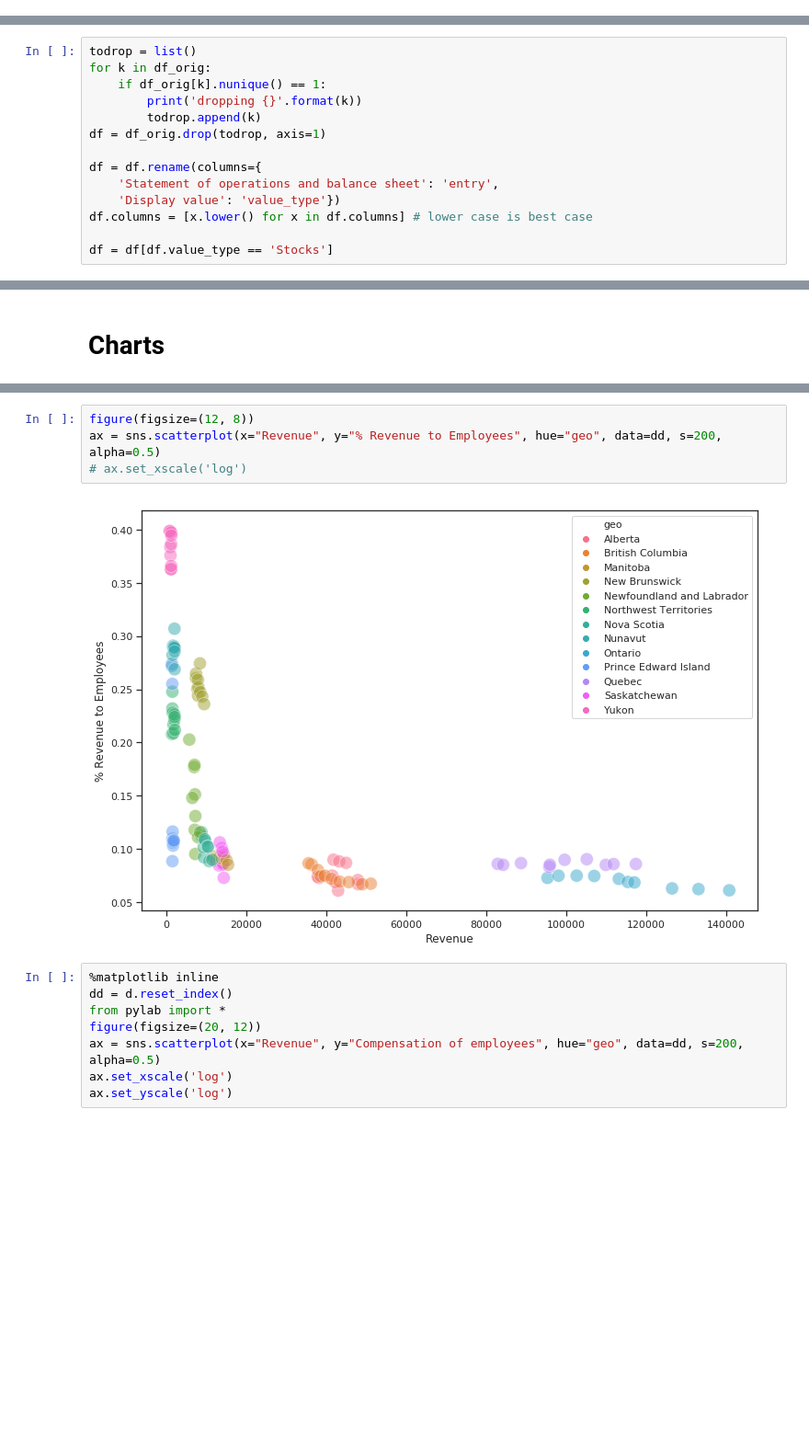
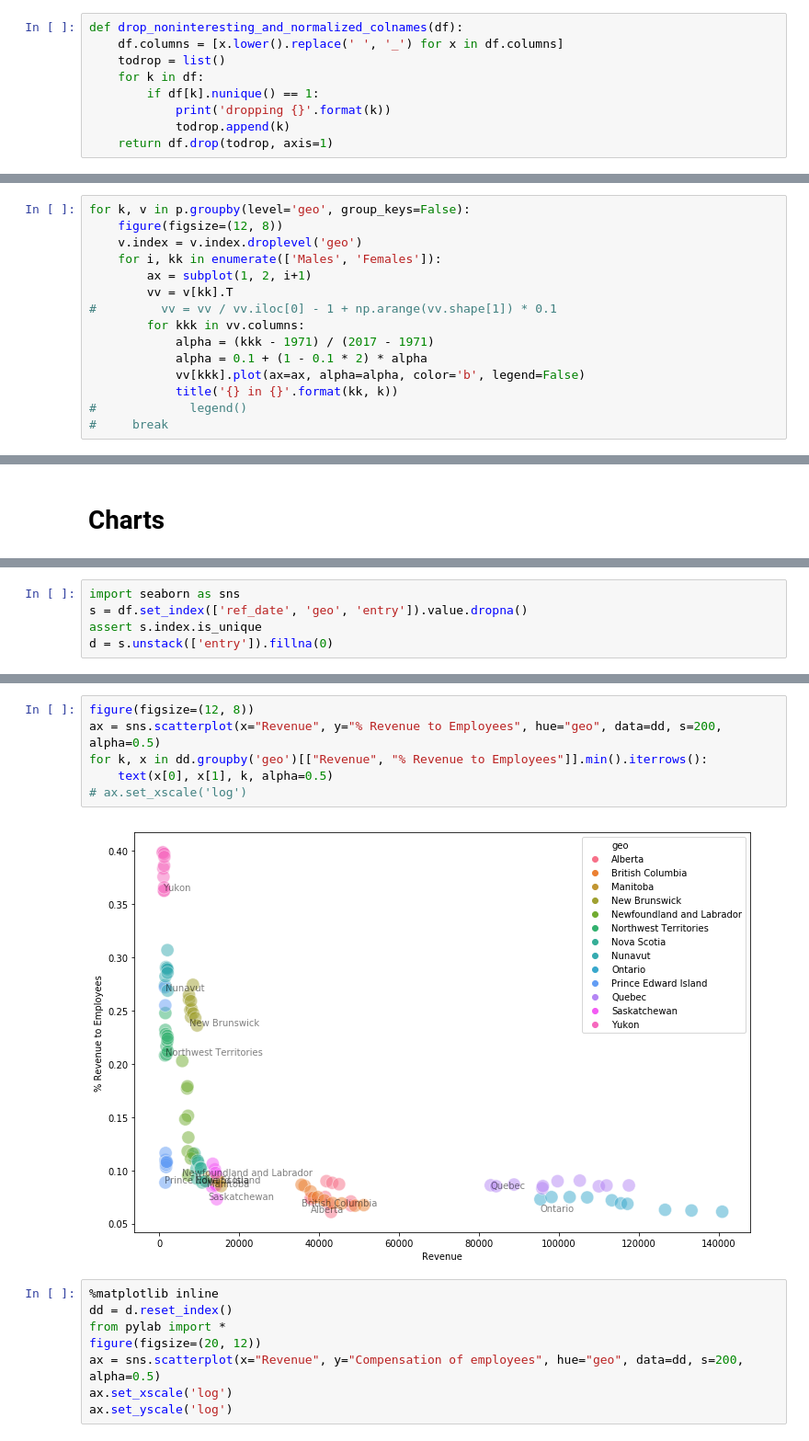
Before and after one commit to cottrell/notebooks, a Jupyter notebook: data/tax/canada/canada_tax_revenue.ipynb, the cells around one changed output, grey strips where cells are left out. Shown at 92% size. Cells and saved outputs as stored; diff of their text form; blank space fills up the shorter version.

```diff
--- a/data/tax/canada/canada_tax_revenue.ipynb
+++ b/data/tax/canada/canada_tax_revenue.ipynb
@@ -16,0 +15,9 @@ df_orig.shape
+# %%
+def drop_noninteresting_and_normalized_colnames(df):
+    df.columns = [x.lower().replace(' ', '_') for x in df.columns]
+    todrop = list()
+    for k in df:
+        if df[k].nunique() == 1:
+            print('dropping {}'.format(k))
+            todrop.append(k)
+    return df.drop(todrop, axis=1)
@@ -38,14 +71,0 @@ df_orig.head().T
-# %%
-todrop = list()
-for k in df_orig:
-    if df_orig[k].nunique() == 1:
-        print('dropping {}'.format(k))
-        todrop.append(k)
-df = df_orig.drop(todrop, axis=1)
-
-df = df.rename(columns={
-    'Statement of operations and balance sheet': 'entry',
-    'Display value': 'value_type'})
-df.columns = [x.lower() for x in df.columns] # lower case is best case
-
-df = df[df.value_type == 'Stocks']
@@ -97,0 +77,15 @@ d.head().T
+# %%
+for k, v in p.groupby(level='geo', group_keys=False):
+    figure(figsize=(12, 8))
+    v.index = v.index.droplevel('geo')
+    for i, kk in enumerate(['Males', 'Females']):
+        ax = subplot(1, 2, i+1)
+        vv = v[kk].T
+#         vv = vv / vv.iloc[0] - 1 + np.arange(vv.shape[1]) * 0.1
+        for kkk in vv.columns:
+            alpha = (kkk - 1971) / (2017 - 1971)
+            alpha = 0.1 + (1 - 0.1 * 2) * alpha
+            vv[kkk].plot(ax=ax, alpha=alpha, color='b', legend=False)
+            title('{} in {}'.format(kk, k))
+#             legend()
+#     break
@@ -119,3 +196,8 @@ import seaborn as sns
+# %%
+import seaborn as sns
+s = df.set_index(['ref_date', 'geo', 'entry']).value.dropna()
+assert s.index.is_unique
+d = s.unstack(['entry']).fillna(0)
 # %%
 %matplotlib inline
 dd = d.reset_index()
@@ -129,9 +221,11 @@ ax = sns.scatterplot(x="Revenue", y="Compensation of employees", hue="geo", data
 # %%
 figure(figsize=(12, 8))
 ax = sns.scatterplot(x="Revenue", y="% Revenue to Employees", hue="geo", data=dd, s=200, alpha=0.5)
+for k, x in dd.groupby('geo')[["Revenue", "% Revenue to Employees"]].min().iterrows():
+    text(x[0], x[1], k, alpha=0.5)
 # ax.set_xscale('log')
 # %% [output]
-[figure, old version]
+[figure, new version]
 # %%
 %matplotlib inline
 dd = d.reset_index()
```
Also changed, not shown: parts of 20 cells of this notebook, 5 other files.
